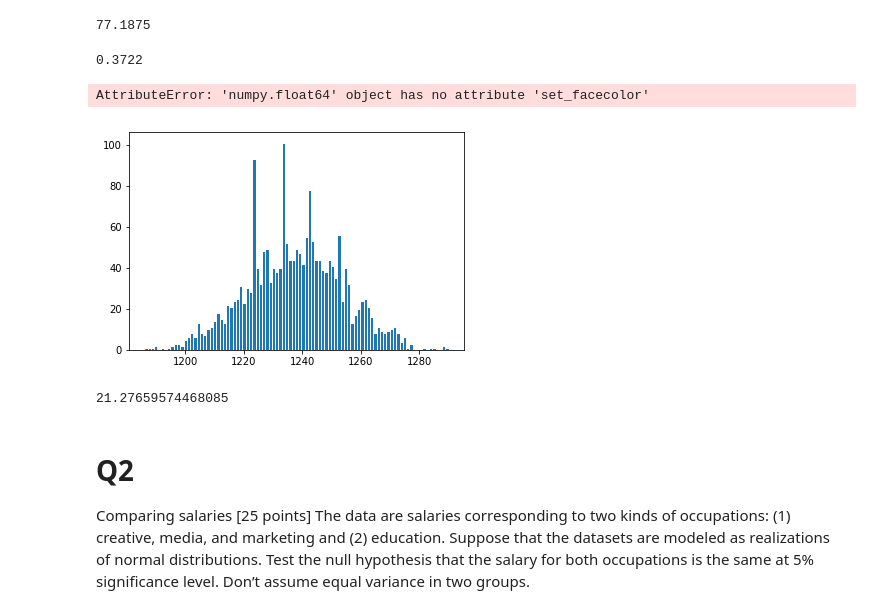
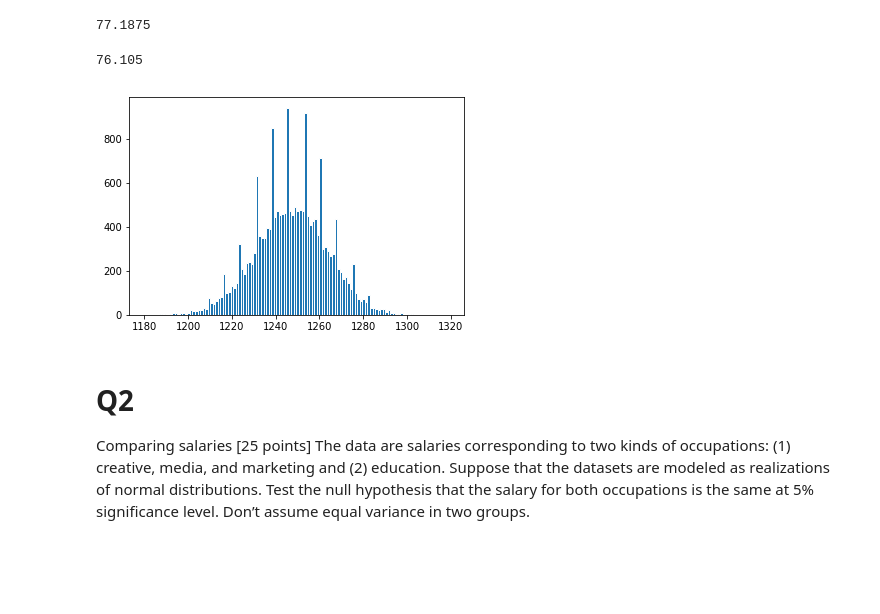
Before and after one commit to gald1017/Statistics-and-Probability-for-DS-, a Jupyter notebook: WEEK3/HW3.ipynb, the cells around one changed output. Saved outputs shown, nothing was run; the diff lists cells and outputs as text; code cells hidden in the pictures; blank space fills up the shorter version.

```diff
--- a/WEEK3/HW3.ipynb
+++ b/WEEK3/HW3.ipynb
@@ -21,31 +21,24 @@ new_mean*100
 # %% [output]
 77.1875
 # %%
-N = 2000
+N = 20000
 arr = np.random.binomial(1, new_mean, 1600)
 num_of_ones = []
 for _ in range(N):
     num_of_ones.append(np.random.choice(arr, 1600, replace=True).sum()) # how many 1's in 1600 samples
 # %%
-np.sum(np.asarray(num_of_ones) >1235) / N
+100*(np.sum(np.asarray(num_of_ones) >1235) / N)
 # %% [output]
-0.3722
+76.105
 # %%
 fig, ax = plt.subplots()
-N, bins, patches = ax.hist(np.asarray(num_of_ones), edgecolor='white', linewidth=1, bins = len(np.unique(np.asarray(num_of_ones)))
+N1, bins, patches = ax.hist(np.asarray(num_of_ones), edgecolor='white', linewidth=1, bins = len(np.unique(np.asarray(num_of_ones)))
 )
-patches[49].set_facecolor('b')
-patches[50].set_facecolor('b')
-patches[51].set_facecolor('b')
+#patches[72].set_color('b') # bin = 1235
+
 #plt.hist(np.asarray(num_of_ones), bins='auto')
 # %% [output]
-AttributeError: 'numpy.float64' object has no attribute 'set_facecolor'
-[figure, old version]
+[figure, new version]
-# %%
-
-len(num_of_ones) / len(bins)
-# %% [output]
-21.27659574468085
 # %% [markdown]
 # Q2
 Comparing salaries [25 points]
```
Also changed, not shown: parts of 3 cells of this notebook.
